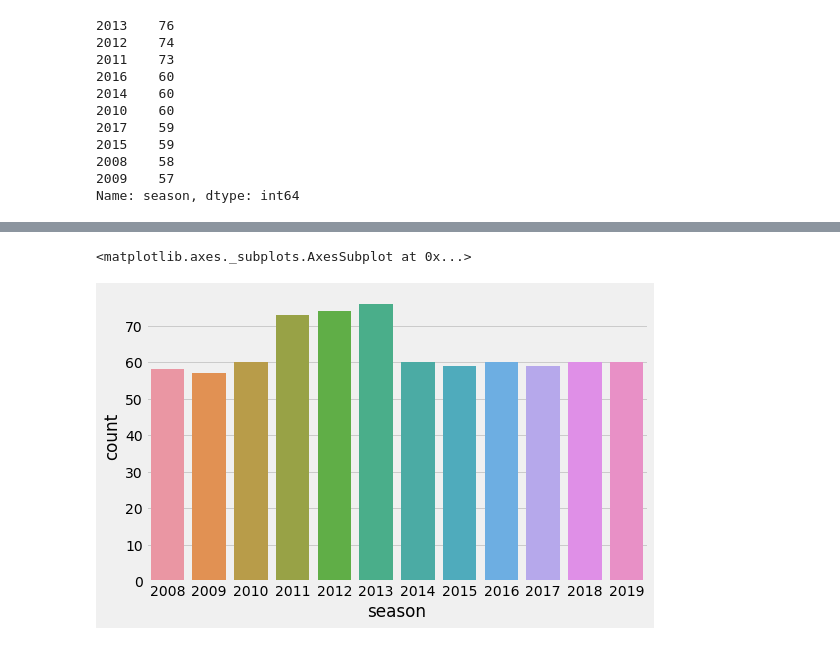
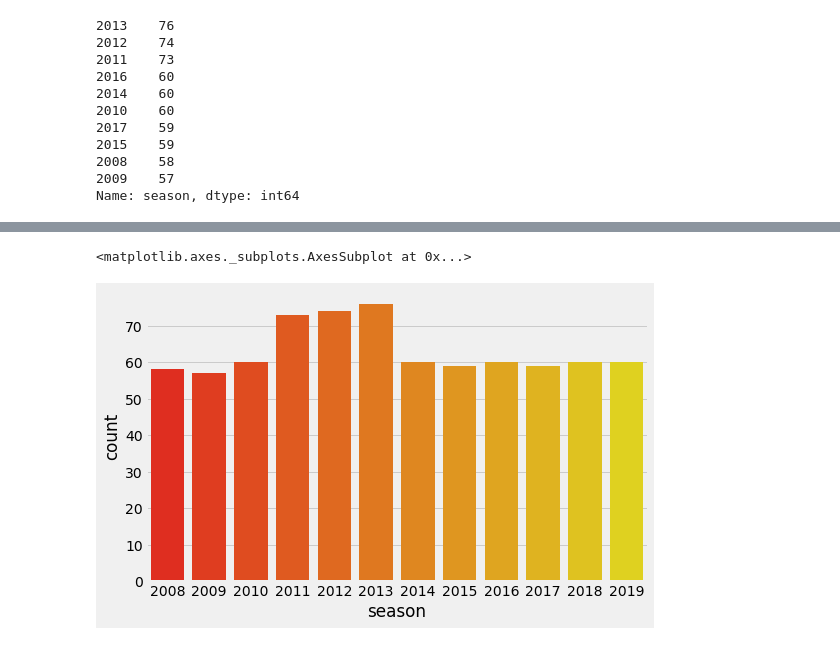
Before and after one commit to anmolrajarora/ML, a Jupyter notebook: IPL.ipynb, the cells around one changed output, grey strips where cells are left out. Saved outputs shown, nothing was run; the diff lists cells and outputs as text; code cells hidden in the pictures.

```diff
--- a/IPL.ipynb
+++ b/IPL.ipynb
@@ -429,6 +614,6 @@ import seaborn as sns
 # %%
 plt.figure(figsize=(8,5))
-sns.countplot(x=dataset["season"])
+sns.countplot(dataset["season"], palette='autumn')
 # %% [output]
 <matplotlib.axes._subplots.AxesSubplot at 0x...>
-[figure, old version]
+[figure, new version]
```
Also changed, not shown: parts of 40 cells of this notebook, 1 other file.
